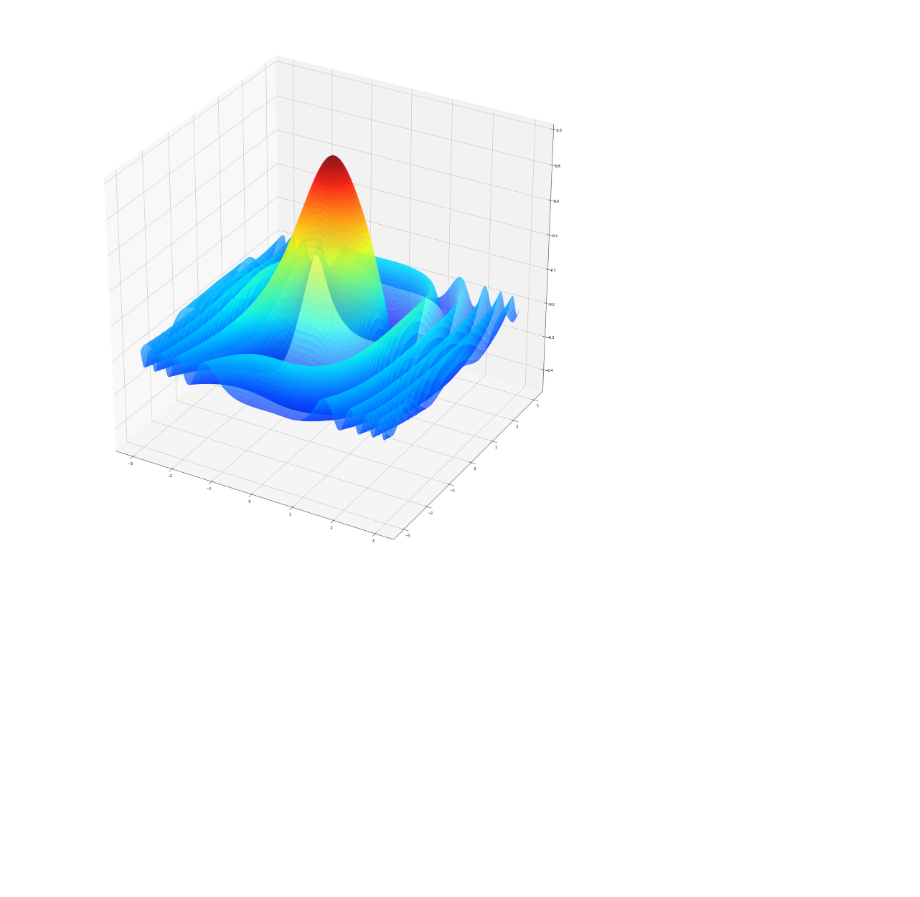
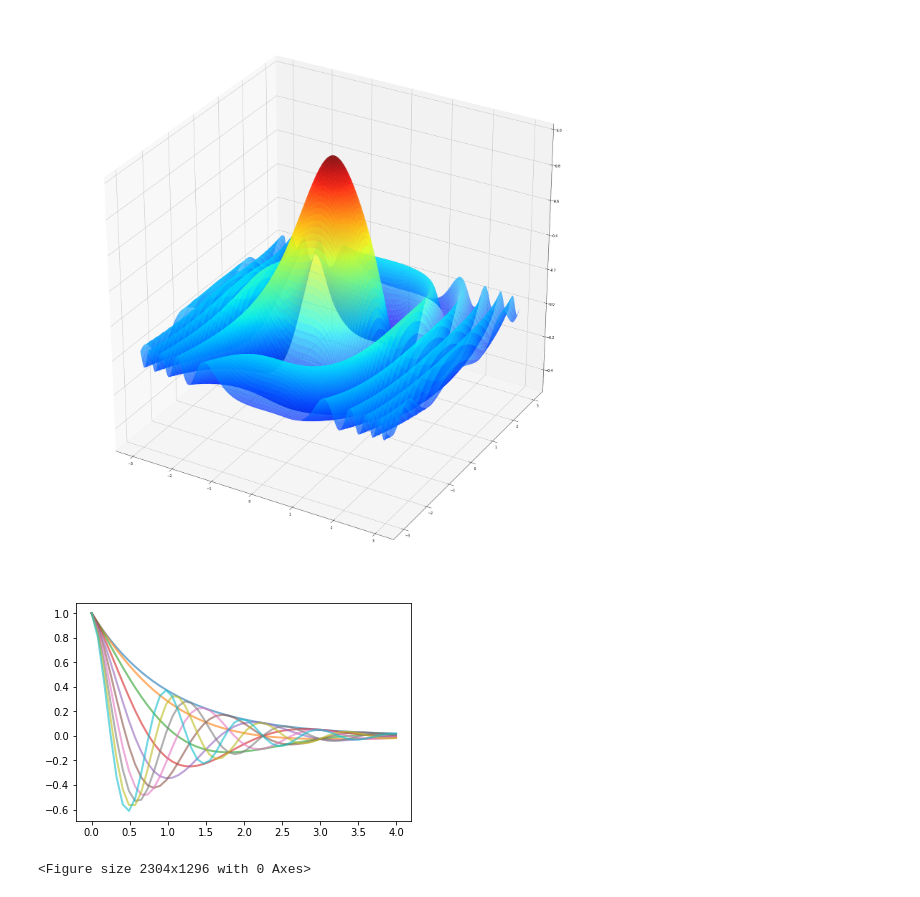
Before and after one commit to sundoz/Norm-, a Jupyter notebook: mathplotlib.ipynb, the cells around one changed output. Saved outputs shown, nothing was run; the diff lists cells and outputs as text; code cells hidden in the pictures; blank space fills up the shorter version.

```diff
--- a/mathplotlib.ipynb
+++ b/mathplotlib.ipynb
@@ -113,3 +113,17 @@ ax.set_zlim(-0.5,1.0)
 plt.show()
 # %% [output]
 [figure]
+# %%
+a=np.linspace(0,2,10)
+fig,ax=plt.subplots()
+def f(x):
+    return np.cos(np.pi*a[i]*x)*np.exp(-x)
+x=np.linspace(0,4,50)
+for i in range(10):
+
+    ax.plot(x,f(x),linewidth=2,alpha=0.6)
+fig=plt.figure(figsize=(32,18))
+plt.show()
+# %% [output]
+[figure, added]
+<Figure size 2304x1296 with 0 Axes>
```
